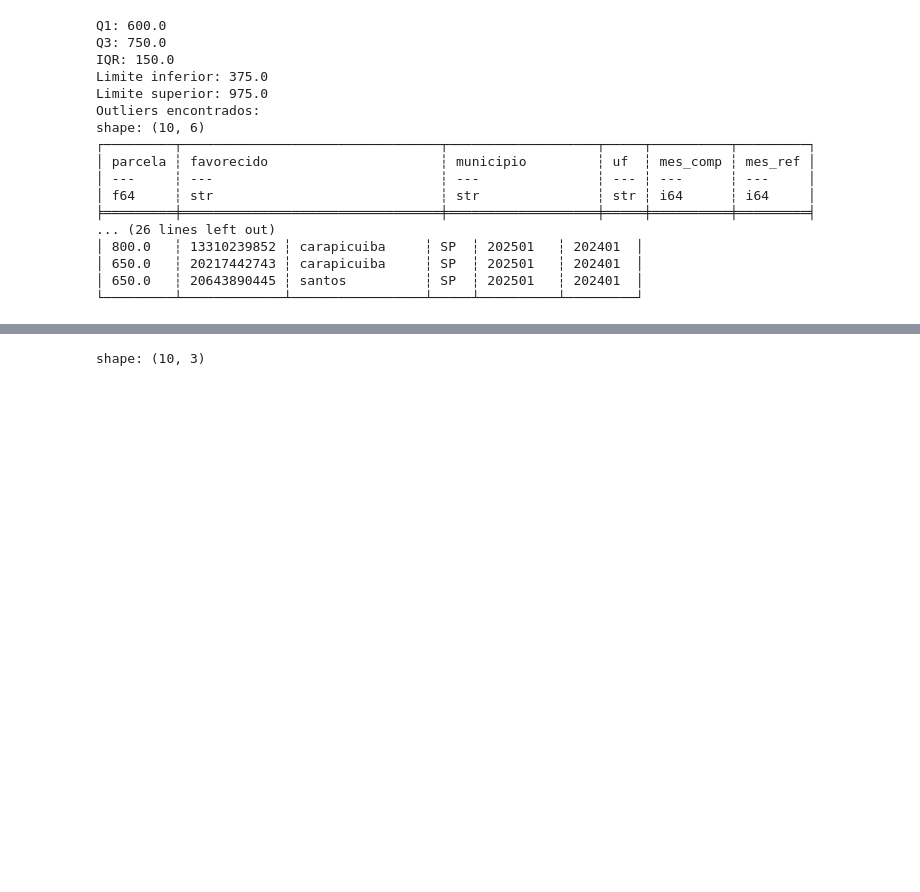
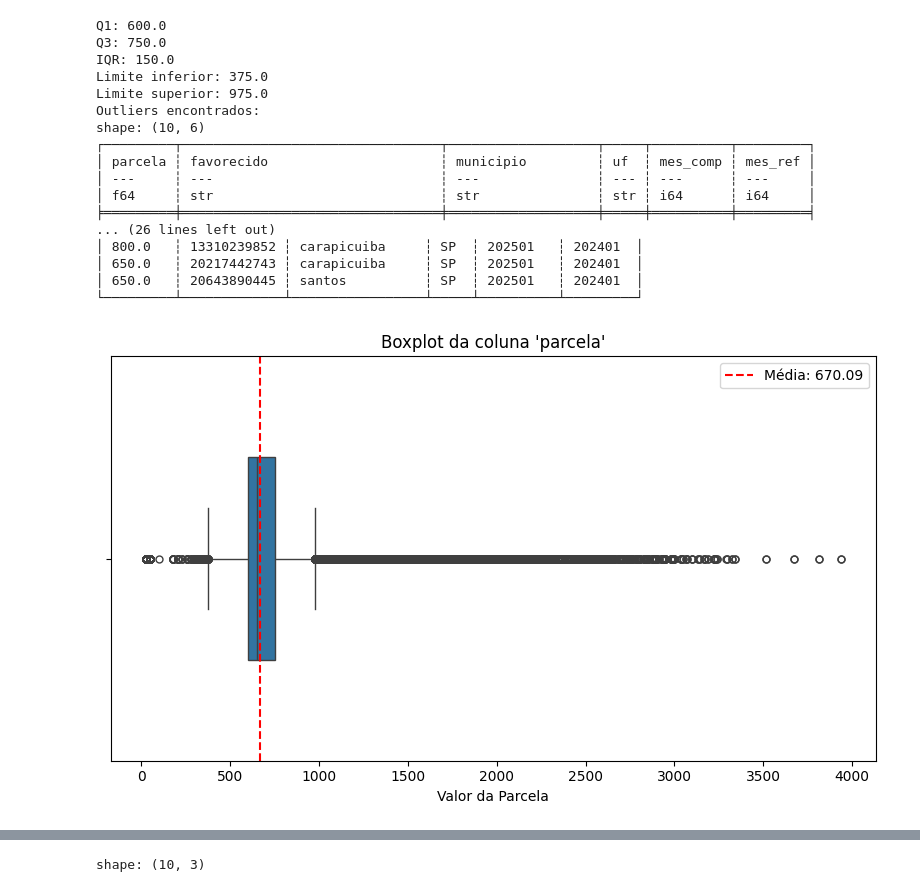
Before and after one commit to Andrerod15/treinamentos-conteudo, a Jupyter notebook: bolsafamilia.ipynb, the cells around one changed output, grey strips where cells are left out. Saved outputs shown, nothing was run; the diff lists cells and outputs as text; code cells hidden in the pictures; blank space fills up the shorter version.

```diff
--- a/bolsafamilia.ipynb
+++ b/bolsafamilia.ipynb
@@ -419,3 +419,21 @@ shape: (10, 6)
 │ 650.0   ┆ 20217442743 ┆ carapicuiba     ┆ SP  ┆ 202501   ┆ 202401  │
 │ 650.0   ┆ 20643890445 ┆ santos          ┆ SP  ┆ 202501   ┆ 202401  │
 └─────────┴─────────────┴─────────────────┴─────┴──────────┴─────────┘
+# %%
+#criando boxplot para mostrar outliers e outros valores:
+
+df_plot = df_bolsapl_lazy.select(["parcela"]).collect().to_pandas()
+
+plt.figure(figsize=(8,5))
+sns.boxplot(data=df_plot, x="parcela", width=0.5, fliersize=5)
+
+media = df_plot["parcela"].mean()
+plt.axvline(media, color='red', linestyle='--', label=f"Média: {media:.2f}")
+
+plt.title("Boxplot da coluna 'parcela'")
+plt.legend()
+plt.xlabel("Valor da Parcela")
+plt.tight_layout()
+plt.show()
+# %% [output]
+[figure, added]
```
Also changed, not shown: parts of 7 cells of this notebook.
